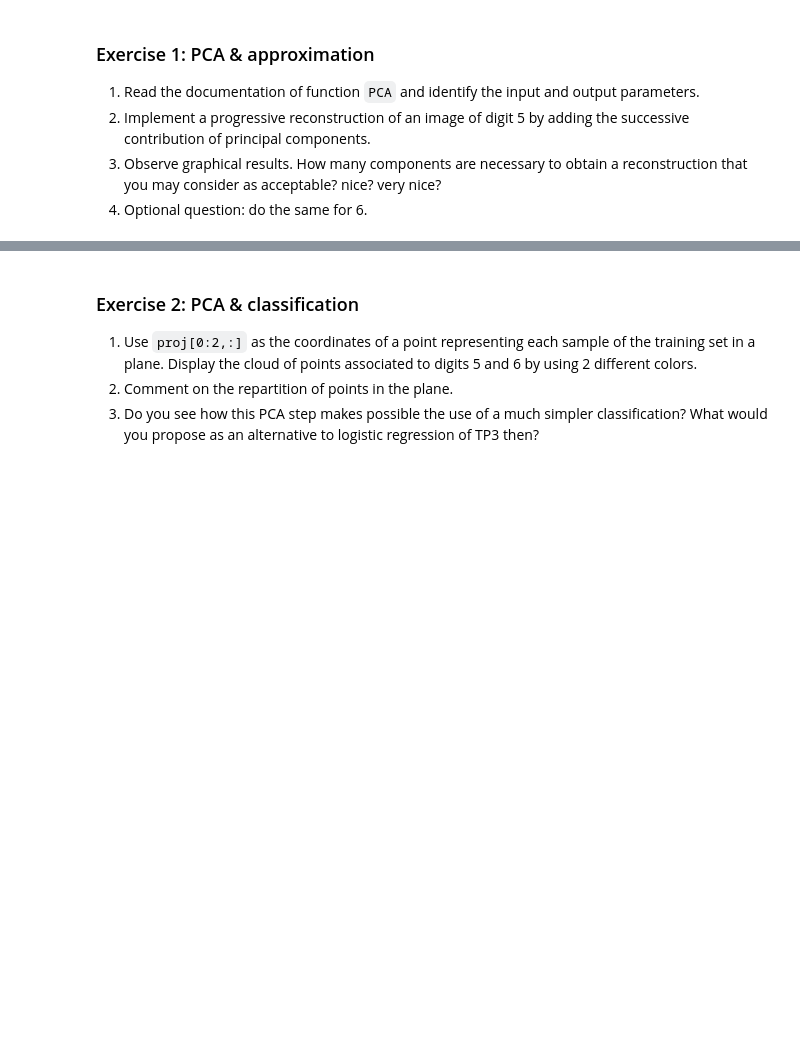
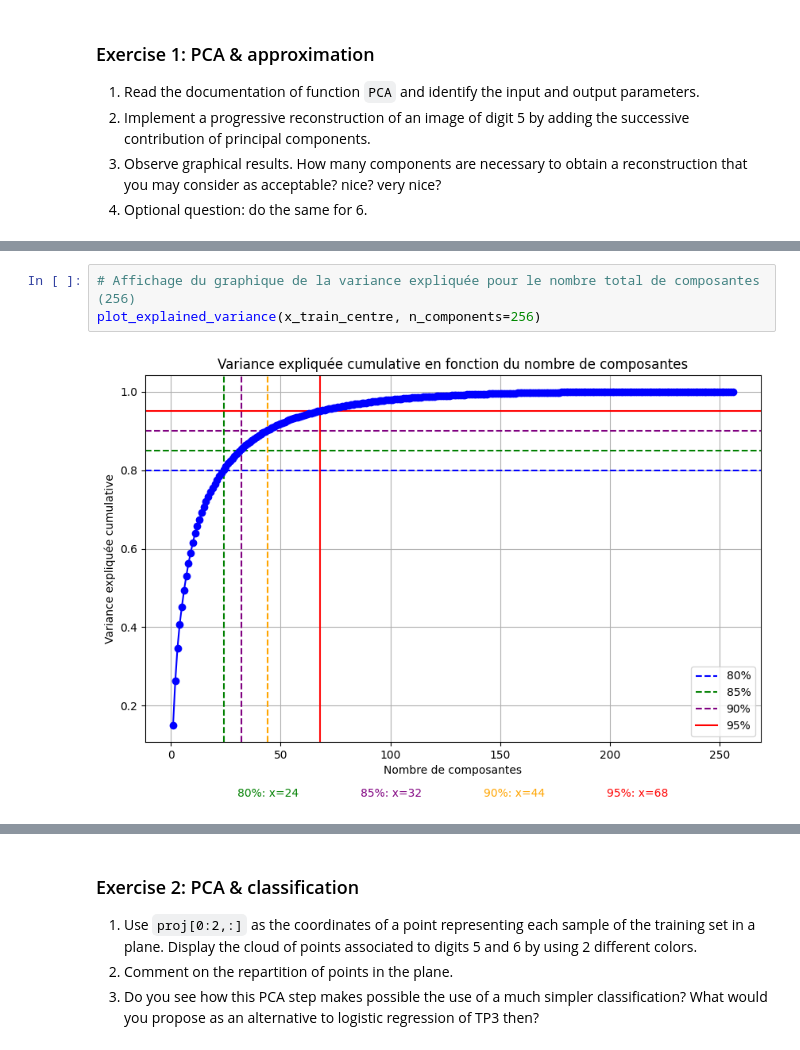
Before and after one commit to mcaron01/decsion-et-apprentissage-sdi, a Jupyter notebook: TP4/TNE2_PCA_archive/TNE2_PCA.ipynb, the cells around one changed output, grey strips where cells are left out. Cells and saved outputs as stored; diff of their text form; blank space fills up the shorter version.

```diff
--- a/TP4/TNE2_PCA_archive/TNE2_PCA.ipynb
+++ b/TP4/TNE2_PCA_archive/TNE2_PCA.ipynb
@@ -101,0 +243,5 @@ reconstruction that you may consider as acceptable? nice? very nice?
+# %%
+# Affichage du graphique de la variance expliquée pour le nombre total de composantes (256)
+plot_explained_variance(x_train_centre, n_components=256)
+# %% [output]
+[figure, added]
```
Also changed, not shown: parts of 20 cells of this notebook, 3 other files.
